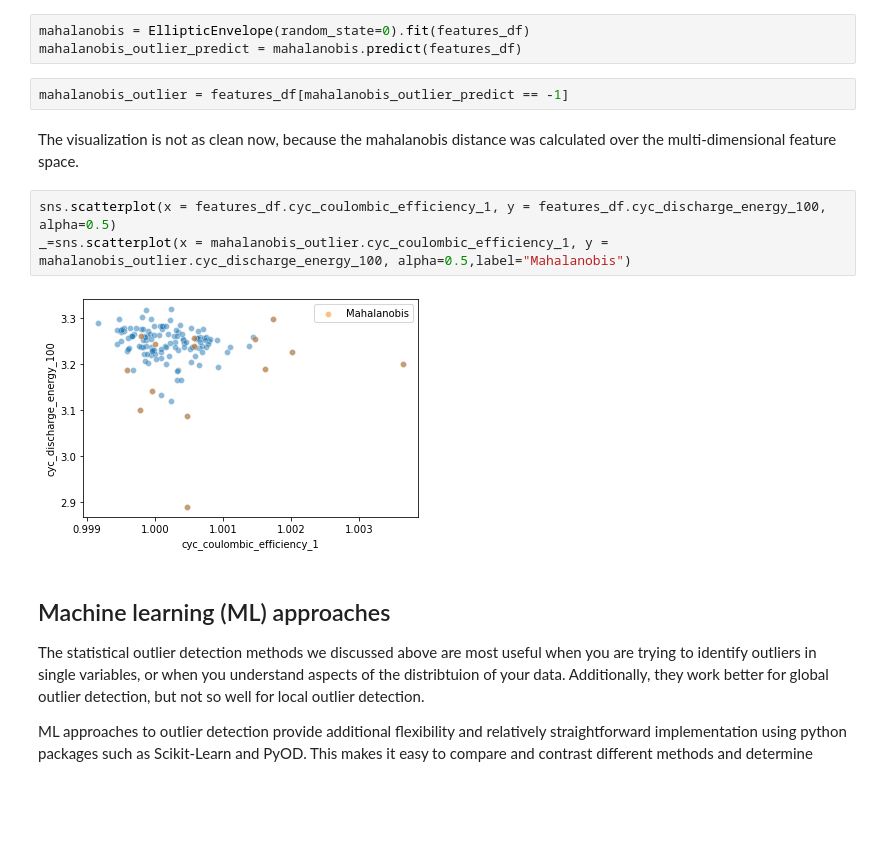
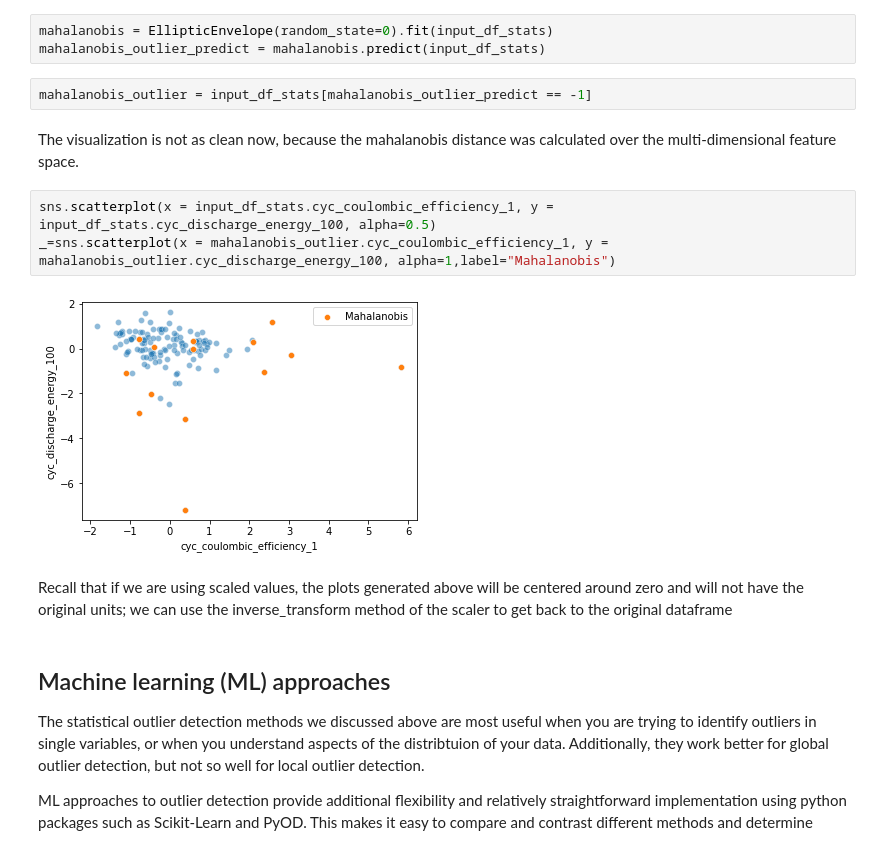
Before and after one commit to Voltaiq/vce_Anomaly-Detection-Tutorial_53f7a033, a Jupyter notebook: Anomaly_Detection_Tutorial.ipynb, the cells around one changed output. Drawn from its saved outputs; the diff is of its cells as text; blank space fills up the shorter version.

```diff
--- a/Anomaly_Detection_Tutorial.ipynb
+++ b/Anomaly_Detection_Tutorial.ipynb
@@ -416,17 +420,19 @@ _=sns.scatterplot(x = mahalanobis_2_outlier.cyc_coulombic_efficiency_1, y = maha
 # %% [markdown]
 We can also run the Mahalanobis calculation on all features; so the full multi-dimensional space
 # %%
-mahalanobis = EllipticEnvelope(random_state=0).fit(features_df)
-mahalanobis_outlier_predict = mahalanobis.predict(features_df)
+mahalanobis = EllipticEnvelope(random_state=0).fit(input_df_stats)
+mahalanobis_outlier_predict = mahalanobis.predict(input_df_stats)
 # %%
-mahalanobis_outlier = features_df[mahalanobis_outlier_predict == -1]
+mahalanobis_outlier = input_df_stats[mahalanobis_outlier_predict == -1]
 # %% [markdown]
 The visualization is not as clean now, because the mahalanobis distance was calculated over the multi-dimensional feature space.
 # %%
-sns.scatterplot(x = features_df.cyc_coulombic_efficiency_1, y = features_df.cyc_discharge_energy_100, alpha=0.5)
-_=sns.scatterplot(x = mahalanobis_outlier.cyc_coulombic_efficiency_1, y = mahalanobis_outlier.cyc_discharge_energy_100, alpha=0.5,label="Mahalanobis")
+sns.scatterplot(x = input_df_stats.cyc_coulombic_efficiency_1, y = input_df_stats.cyc_discharge_energy_100, alpha=0.5)
+_=sns.scatterplot(x = mahalanobis_outlier.cyc_coulombic_efficiency_1, y = mahalanobis_outlier.cyc_discharge_energy_100, alpha=1,label="Mahalanobis")
 # %% [output]
-[figure, old version]
+[figure, new version]
+# %% [markdown]
+Recall that if we are using scaled values, the plots generated above will be centered around zero and will not have the original units; we can use the inverse_transform method of the scaler to get back to the original dataframe
 # %% [markdown]
 ## Machine learning (ML) approaches
 The statistical outlier detection methods we discussed above are most useful when you are trying to identify outliers in single variables, or when you understand aspects of the distribtuion of your data. Additionally, they work better for global outlier detection, but not so well for local outlier detection.
```
Also changed, not shown: parts of 40 cells of this notebook.
